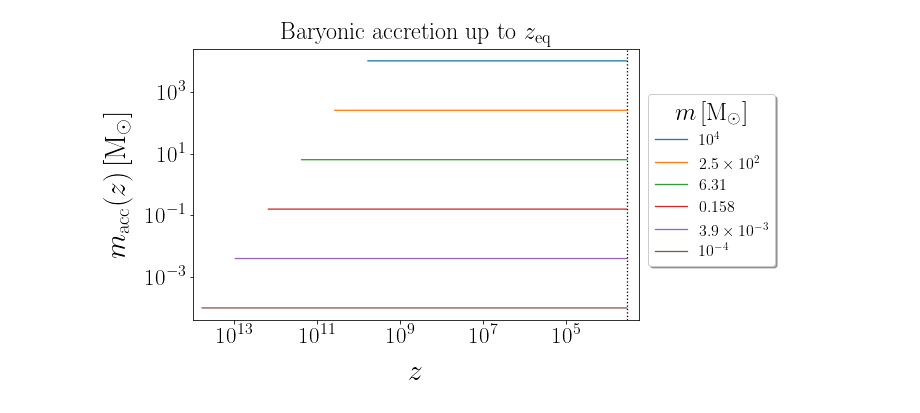
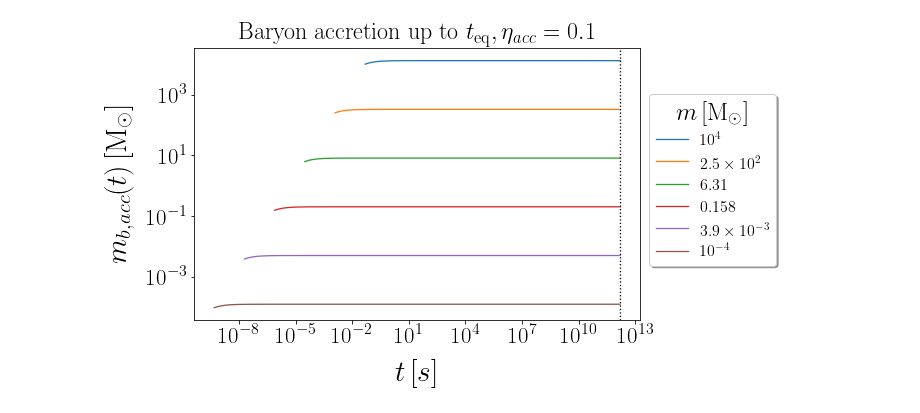
Before and after one commit to pratibhajangra591/project-2, a Jupyter notebook: mass_acc.ipynb, the cells around one changed output. Saved outputs shown, nothing was run; the diff lists cells and outputs as text; code cells hidden in the pictures.

```diff
--- a/mass_acc.ipynb
+++ b/mass_acc.ipynb
@@ -166,48 +152,44 @@ plt.show()
 # %%
-#Accretion of baronic matter/gas around the PBH as per ρ = ρ_b,0 (1 + z)³ up to z_eq.
-# v<< c_s
+#Accretion of matter/gas/baryons around PBH in RD up to t_eq
+# as per Eq. (14) of reference Nayak et. al (https://arxiv.org/pdf/1107.2025.pdf)
+# Without an extra factor of 4 and including c_s = c/sqrt(3) with η_acc = 0.1.
 
 
-def m_bacc(m, z):
+def m_bacc(m, t):
     c_s  = c/np.sqrt(3)
-    α  = ((4 * π * (G**2))/(c_s**3)) * (((8 * π * ρ_r0 * G)/3)**(-1/2))
-    first_term  = α *  ρ_b0  * (z - z_i)
+    k = ((4 * π * (G**2))/(c_s**3)) * (t_2**2) * (np.exp(-3 * H_0 *(t_2 -t_0)))
+    x = 1/t
+    x_i = 1/t_i
+    first_term  = k *  ρ_m0 *  (x - x_i) *  η_acc
     second_term = 1/m
     return (1/(first_term + second_term))
 
 
+fig, ax = plt.subplots(1, figsize = (8, 5))
+colors = ['C0', 'C1','C2','C3','C4', 'C5']
 
-fig, ax = plt.subplots(1, figsize = (8, 5))
-
-for i, m in enumerate(m_1_list):
-    z_i = z_pbh(m)
-    z = np.geomspace(z_pbh(m), z_eq, 100000)
-    z_list = z.tolist()
-    m_bacc_list = np.zeros(len(z_list))
-    m_change_list = np.zeros(len(z_list))
+for i, (m, color) in enumerate(zip(m_1_list, colors)):
     m*= M_solar
-    for j, z in enumerate(z_list):
-        m_bacc_list[j] =  m_bacc(m, z)
-    ax.loglog(z_list, m_bacc_list/M_solar, '')
+    t_i = ( G * m)/(c**3)
+    t = np.geomspace(t_i, t_eq, 100000)
+    ax.loglog(t, m_bacc(m, t)/M_solar, color = color)
 
 
-
-
-plt.axvline(x = z_eq,  color = 'k',  linestyle = ':')
+plt.axvline(x = t_eq,  color = 'k',  linestyle = ':')
 plt.rc('lines', linewidth = 1.3)
 plt.xticks(fontsize = 23)
 plt.yticks(fontsize = 23)
-plt.xlabel('$z$',fontsize = 29.5, labelpad = 12)
-plt.ylabel('$m_\mathrm{acc}(z) \, [\mathrm{M_{\odot}}]$',fontsize = 29.5, labelpad = 12)
+plt.xlabel('$t\,[s]$',fontsize = 29.5, labelpad = 12)
+plt.ylabel('$m_{b, acc}(t) \, [\mathrm{M_{\odot}}]$',fontsize = 29.5, labelpad = 12)
 plt.legend(['$10^{4}$', r'$2.5\times 10^{2}$',
             '$6.31$', '$0.158$', r'$3.9\times 10^{-3}$', '$10^{-4}$'],
            prop = {'size':16}, loc = (1.02, 0.2), shadow = True,
            title = '$m\, [\mathrm{M_{\odot}}]$' ,
            title_fontsize = 25, facecolor = 'white', fontsize = 65)
-plt.title('Baryonic accretion up to $z_\mathrm{eq}$', fontsize = 24, pad = 8)
-plt.xlim(1e14, z_eq/2)
-#plt.savefig('bacc.pdf', bbox_inches = 'tight')
+
+plt.title('Baryon accretion up to $t_\mathrm{eq}, \eta_{acc} = 0.1$', fontsize = 24, pad = 8)
+#plt.savefig('racc.pdf', bbox_inches = 'tight')
 plt.show()
 # %% [output]
-[figure, old version]
+[figure, new version]
 # %%
```
Also changed, not shown: parts of 9 cells of this notebook, 1 other file.
